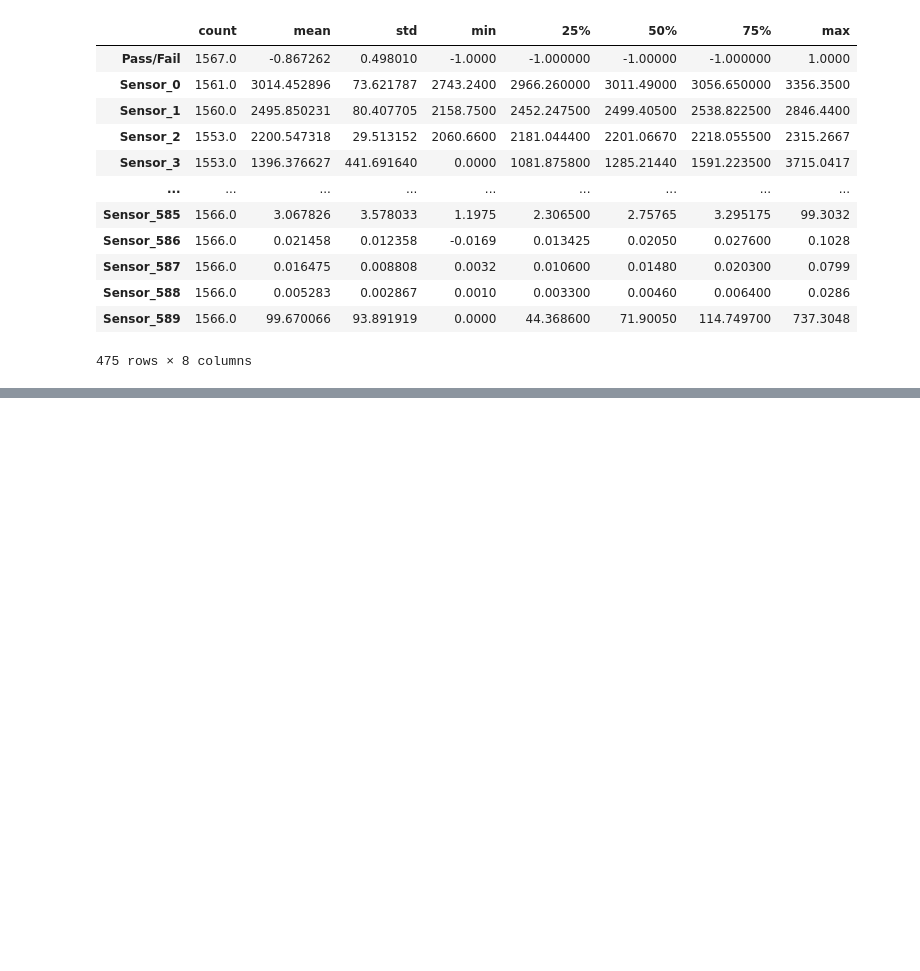
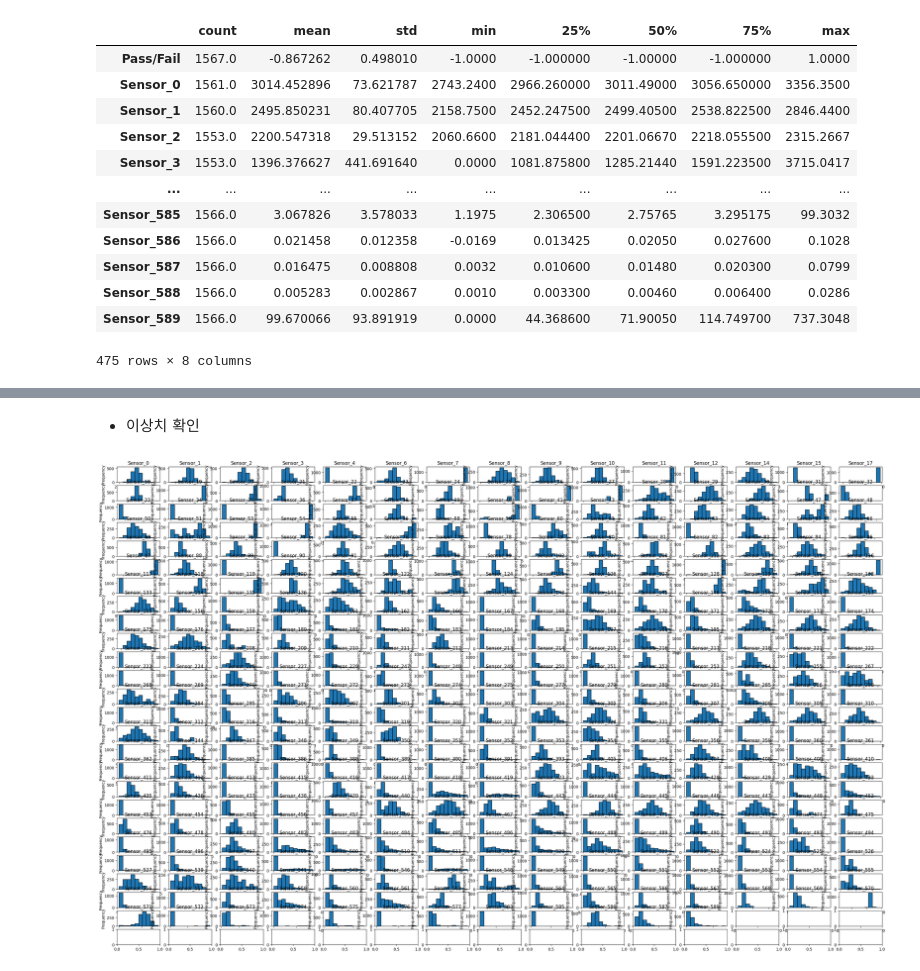
Before and after one commit to Kipioneer/TJE_Dissplay, a Jupyter notebook: UCI Secom.ipynb, the cells around one changed output, grey strips where cells are left out. Cells and saved outputs as stored; diff of their text form; code cells hidden in the pictures; blank space fills up the shorter version.

```diff
--- a/UCI Secom.ipynb
+++ b/UCI Secom.ipynb
@@ -163,0 +427,2 @@ df
+# %%
+df_3 = df_3.drop(['Time'], axis=1)
@@ -163,0 +447,3 @@ df
+# %%
+# 평균값 대체
+df_4 = df_3.fillna(df_3.mean())
@@ -163,0 +468,23 @@ df
+# %% [markdown]
+- 이상치 확인
+# %%
+# Pass/Fail 데이터 분리
+
+# Fail 데이터
+Fail_df = df_4[df_4['Pass/Fail'] == 1]
+
+# Pass 데이터
+Pass_df = df_4[df_4['Pass/Fail'] == -1]
+# %%
+list_col = list(df_4.columns)
+
+list_col.remove('Pass/Fail')
+# %%
+# Pass 데이터 분포 확인
+fig, ax = plt.subplots(26,15)
+
+fig.set_size_inches((35,22))
+for var, subplot in zip(list_col,ax.flatten()):
+    Pass_df[var].plot(kind='hist', ax=subplot, title=var, edgecolor='black')
+# %% [output]
+[figure, added]
```
Also changed, not shown: parts of 76 cells of this notebook, 7 other files.
